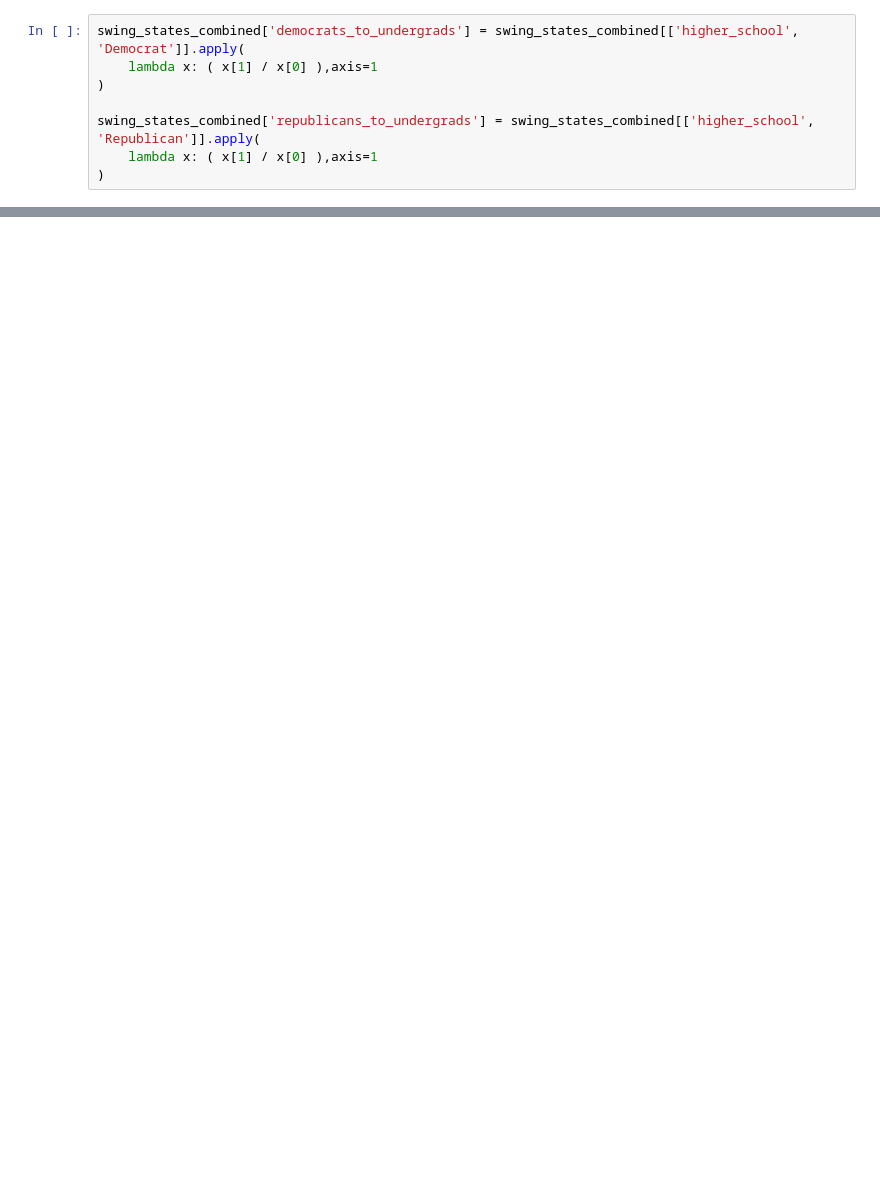
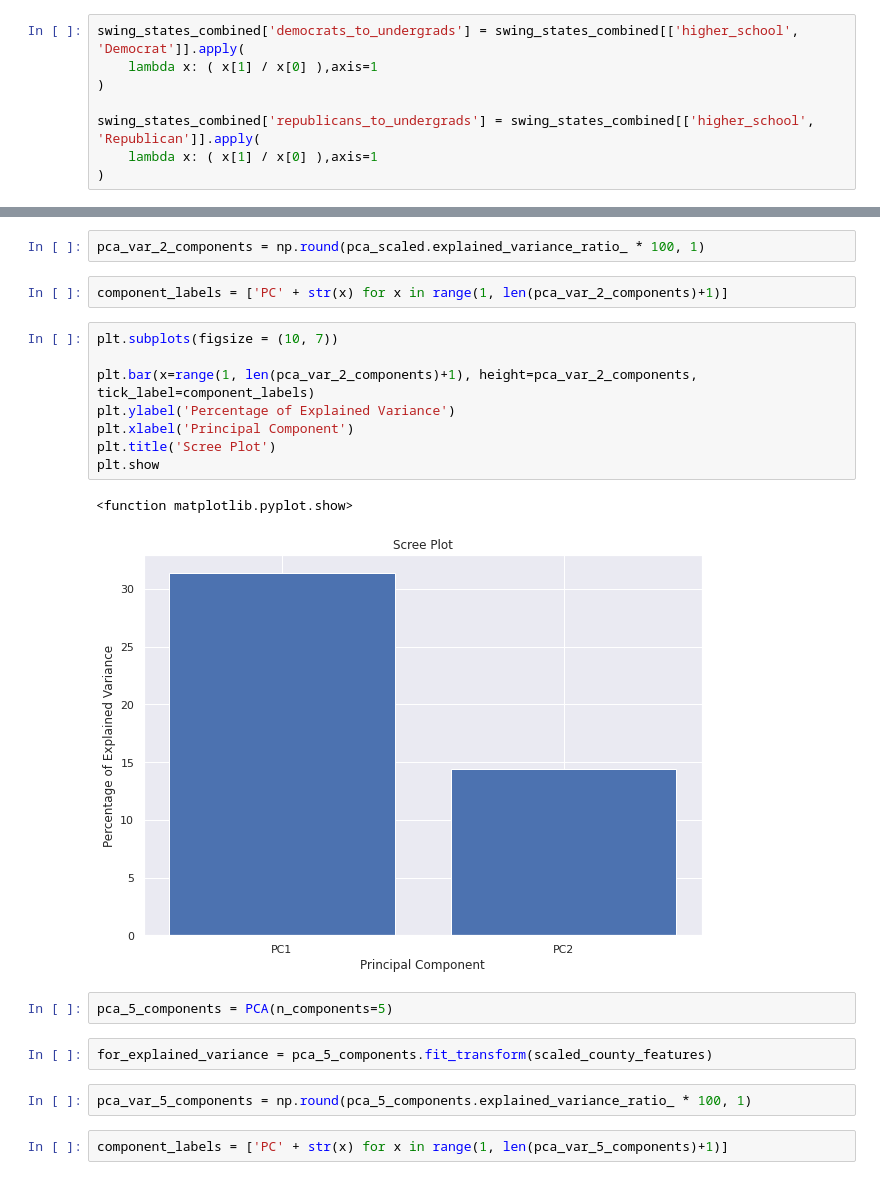
Before and after one commit to virbickt/aers, a Jupyter notebook: Untitled7.ipynb, the cells around one changed output, grey strips where cells are left out. Drawn from its saved outputs; the diff is of its cells as text; blank space fills up the shorter version.

```diff
--- a/Untitled7.ipynb
+++ b/Untitled7.ipynb
@@ -278,0 +456,23 @@ sns.scatterplot(x=swing_states_combined['high_school_percent'], y=swing_states_c
+# %%
+pca_var_2_components = np.round(pca_scaled.explained_variance_ratio_ * 100, 1)
+# %%
+component_labels = ['PC' + str(x) for x in range(1, len(pca_var_2_components)+1)]
+# %%
+plt.subplots(figsize = (10, 7))
+
+plt.bar(x=range(1, len(pca_var_2_components)+1), height=pca_var_2_components, tick_label=component_labels)
+plt.ylabel('Percentage of Explained Variance')
+plt.xlabel('Principal Component')
+plt.title('Scree Plot')
+plt.show
+# %% [output]
+<function matplotlib.pyplot.show>
+[figure, added]
+# %%
+pca_5_components = PCA(n_components=5)
+# %%
+for_explained_variance = pca_5_components.fit_transform(scaled_county_features)
+# %%
+pca_var_5_components = np.round(pca_5_components.explained_variance_ratio_ * 100, 1)
+# %%
+component_labels = ['PC' + str(x) for x in range(1, len(pca_var_5_components)+1)]
```
Also changed, not shown: parts of 69 cells of this notebook.
